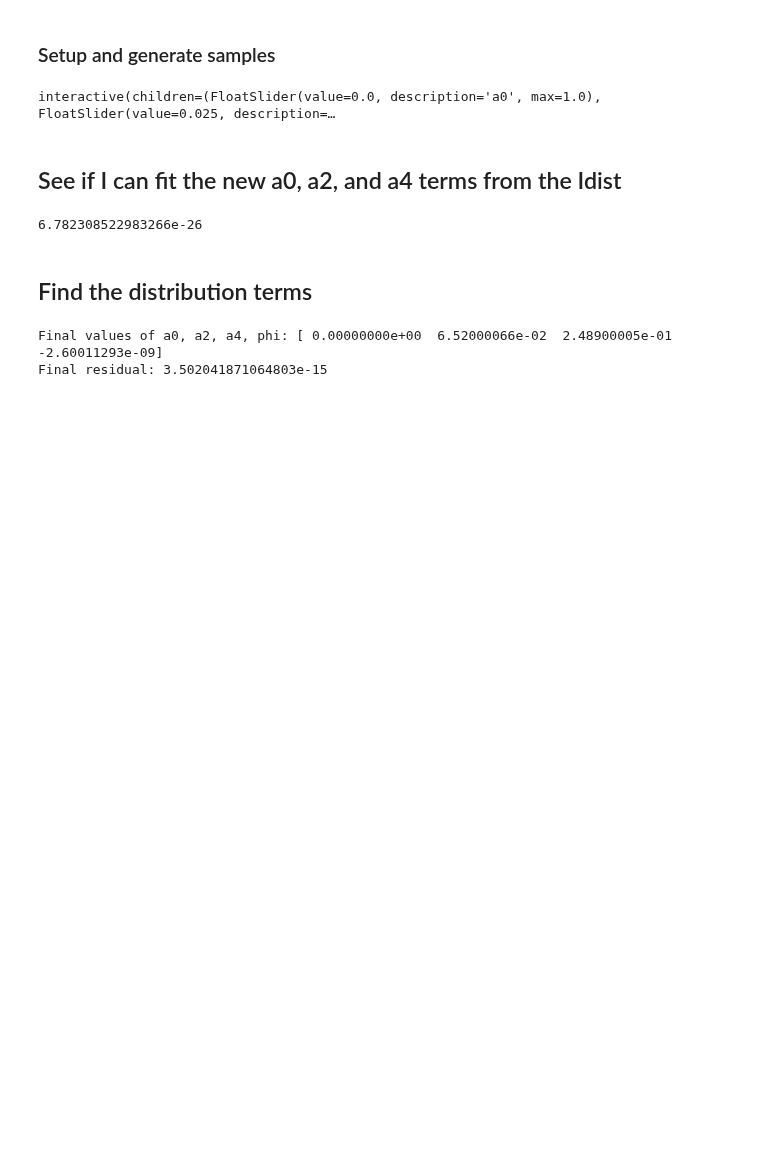
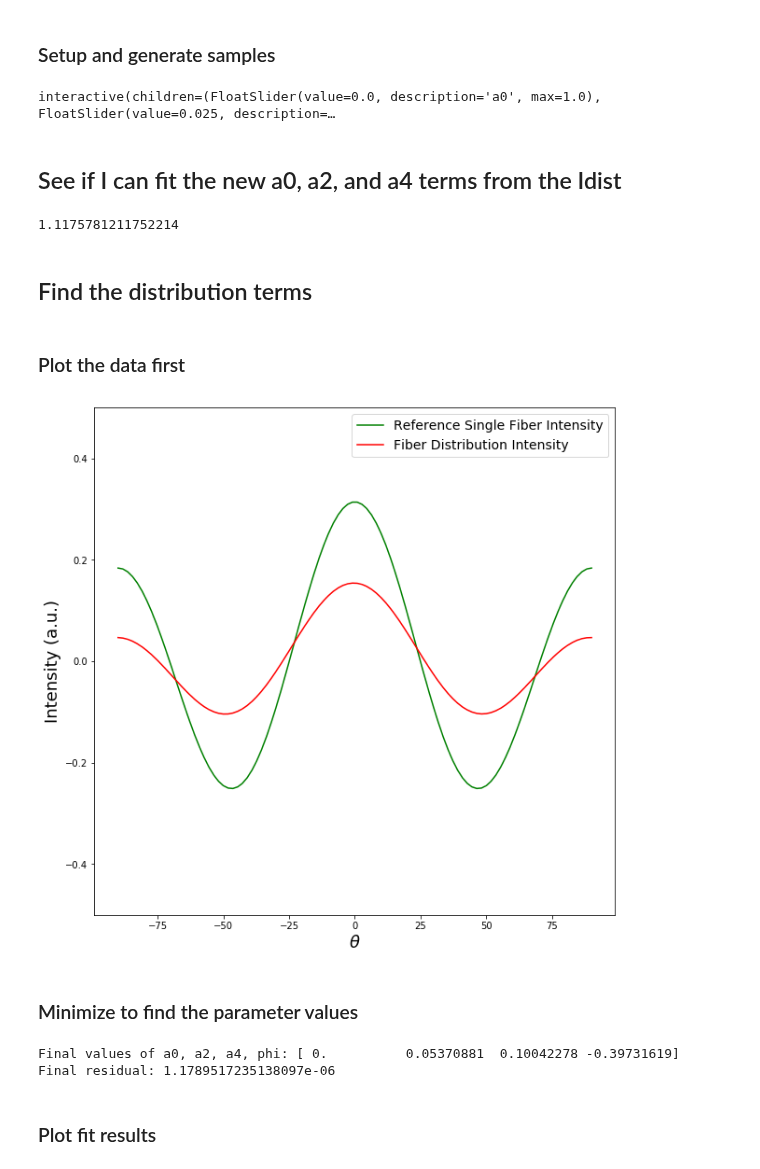
Before and after one commit to mfkiwl/splineDIC, a Jupyter notebook: notebooks/exploratory/stp_explore_ODF_extraction.ipynb, the cells around one changed output. Drawn from its saved outputs; the diff is of its cells as text; code cells hidden in the pictures; blank space fills up the shorter version.

```diff
--- a/notebooks/exploratory/stp_explore_ODF_extraction.ipynb
+++ b/notebooks/exploratory/stp_explore_ODF_extraction.ipynb
@@ -170,13 +171,35 @@ def minimand(a0, a2, a4, phi, data):
 def minfun(params, *args):
 
     return minimand(params[0], params[1], params[2], params[3], *args)
-# %%
-Idist_data = syntheticIdist(0, 0.0652, 0.2489, 0, 10000)
-minimand(0, 0.0652, 0.2489, 0, Idist_data)
-# %% [output]
-6.782308522983266e-26
+# %%
+a0 = 0
+a2 = 0.0652
+a4 = 0.2489
+phi = 0
+splay = 30
+nsamples = 10000
+Isingle_data, theta_single = Ifiber(a0, a2, a4, phi, normalize=False)
+Idist_data = syntheticIdist(a0, a2, a4, splay, nsamples)
+minimand(a0, a2, a4, phi, Idist_data)
+# %% [output]
+1.1175781211752214
 # %% [markdown]
 ## Find the distribution terms
+# %% [markdown]
+### Plot the data first
+# %%
+theta = np.linspace(-90, 90, 100)
+fig = plt.figure(figsize=(10, 10))
+plt.plot(theta, Isingle_data, color='g', label='Reference Single Fiber Intensity')
+plt.plot(theta, Idist_data, color='r', label='Fiber Distribution Intensity');
+plt.legend(prop={'size': 14}, loc='best');
+plt.xlabel(r'$\theta$', fontsize=18);
+plt.ylabel('Intensity (a.u.)', fontsize=18);
+plt.ylim(-.5, .5);
+# %% [output]
+[figure, added]
+# %% [markdown]
+### Minimize to find the parameter values
 # %%
 args_tup = (Idist_data)
 int_x = np.array([.6, 0.025, .15, 0])
@@ -187,5 +209,7 @@ res = sciopt.minimize(minfun, int_x, args=args_tup, bounds=bounds, method='L-BFG
 print('Final values of a0, a2, a4, phi: {}'.format(res.x))
 print('Final residual: {}'.format(res.fun))
 # %% [output]
-Final values of a0, a2, a4, phi: [ 0.00000000e+00  6.52000066e-02  2.48900005e-01 -2.60011293e-09]
-Final residual: 3.502041871064803e-15
+Final values of a0, a2, a4, phi: [ 0.          0.05370881  0.10042278 -0.39731619]
+Final residual: 1.1789517235138097e-06
+# %% [markdown]
+### Plot fit results
```
Also changed, not shown: parts of 28 cells of this notebook.
